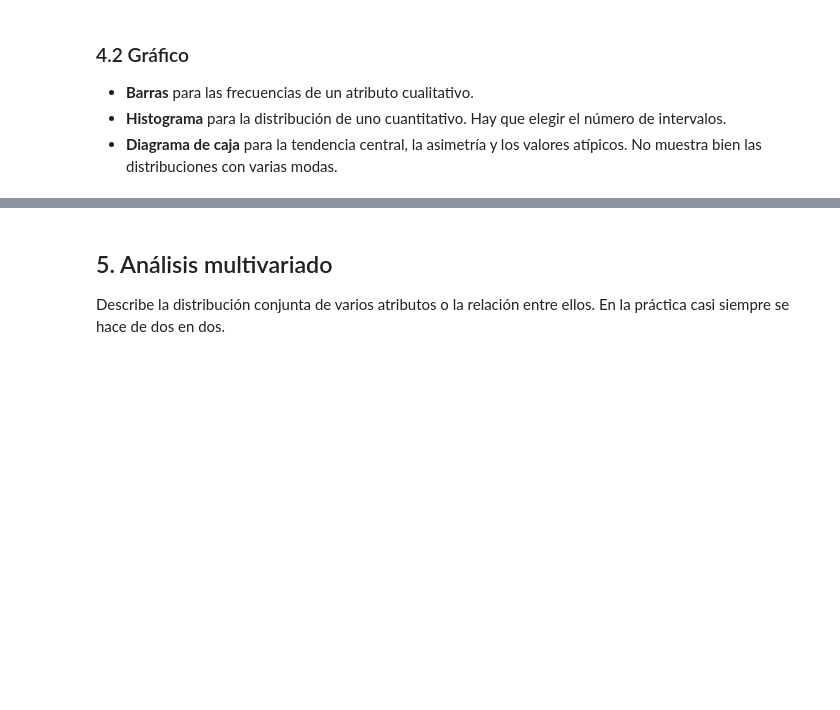
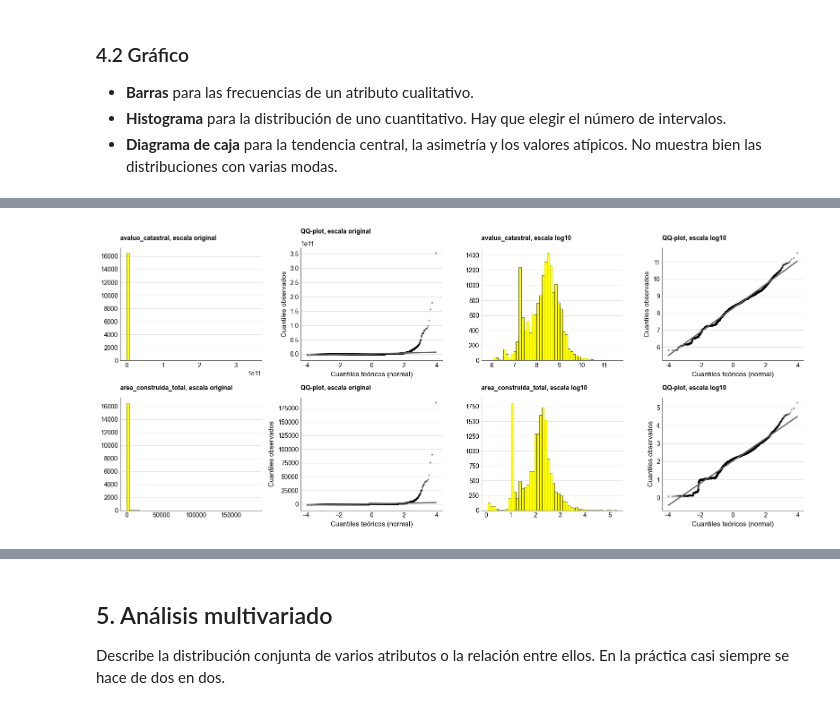
Before and after one commit to Danielfts/proyecto-MINE-ciencia-de-datos, a Jupyter notebook: entrega-1/notebooks/06-entendimiento-de-los-datos.ipynb, the cells around one changed output, grey strips where cells are left out. Saved outputs shown, nothing was run; the diff lists cells and outputs as text; code cells hidden in the pictures; blank space fills up the shorter version.

```diff
--- a/entrega-1/notebooks/06-entendimiento-de-los-datos.ipynb
+++ b/entrega-1/notebooks/06-entendimiento-de-los-datos.ipynb
@@ -275,0 +822,16 @@ Medidas estadísticas que resumen la distribución de un atributo:
+# %%
+# Escala original frente a log10: histograma y QQ-plot del avalúo y del área construida
+fig, axes = plt.subplots(2, 4, figsize=(16, 7))
+for fila, col in zip(axes, ["avaluo_catastral", "area_construida_total"]):
+    s = base[col][base[col] > 0]
+    for k, (serie, escala) in enumerate([(s, "original"), (np.log10(s), "log10")]):
+        fila[2 * k].hist(serie, bins=50, color=AMARILLO, edgecolor=NEGRO, linewidth=0.4)
+        fila[2 * k].set_title(f"{col}, escala {escala}", fontsize=10)
+        stats.probplot(serie, dist="norm", plot=fila[2 * k + 1])
+        fila[2 * k + 1].get_lines()[0].set(color=NEGRO, markersize=2, alpha=0.3)
+        fila[2 * k + 1].get_lines()[1].set(color=GRIS)
+        fila[2 * k + 1].set_title(f"QQ-plot, escala {escala}", fontsize=10)
+        fila[2 * k + 1].set_xlabel("Cuantiles teóricos (normal)"); fila[2 * k + 1].set_ylabel("Cuantiles observados")
+plt.tight_layout(); plt.show()
+# %% [output]
+[figure, added]
```
Also changed, not shown: parts of 117 cells of this notebook, 4 other files.
